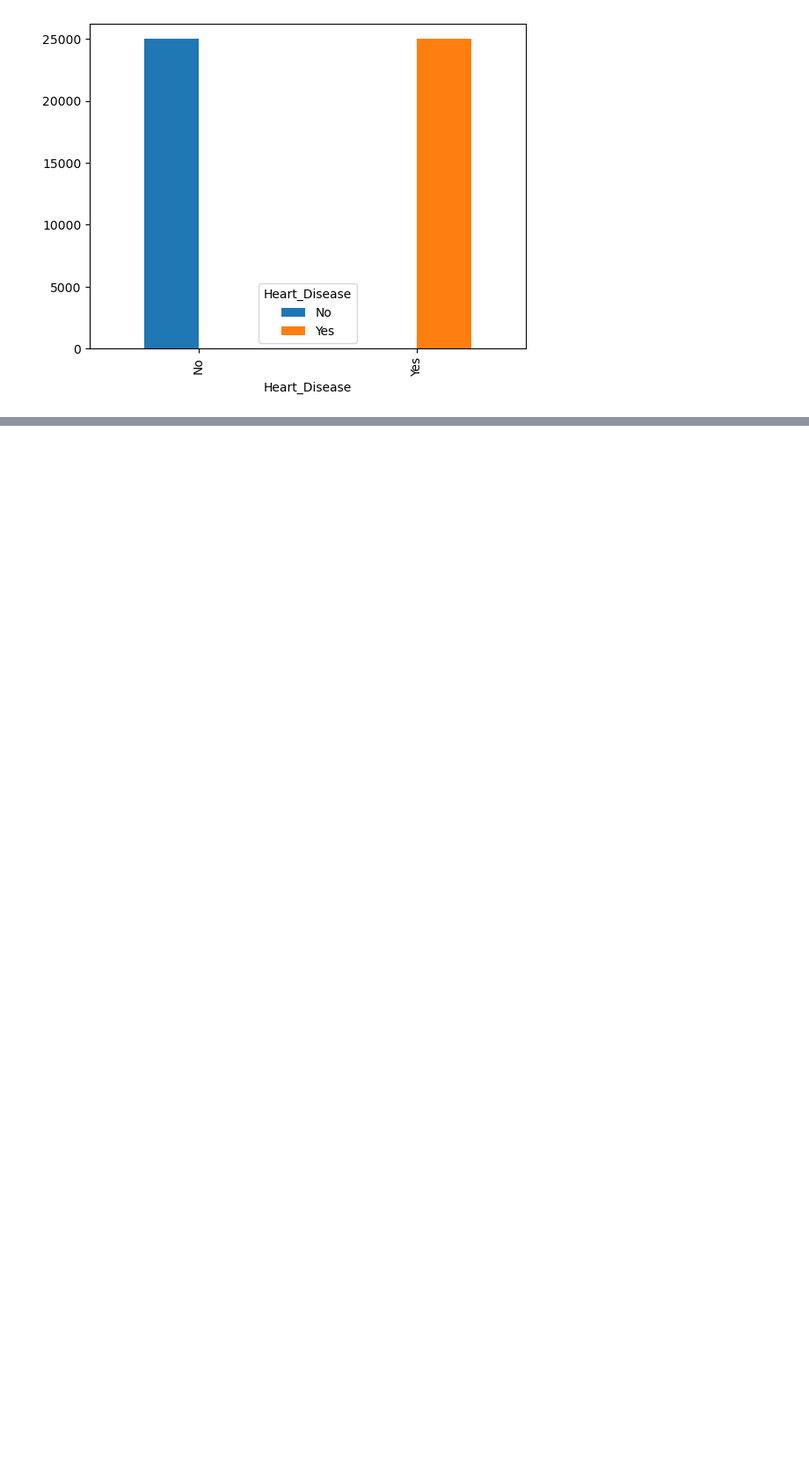
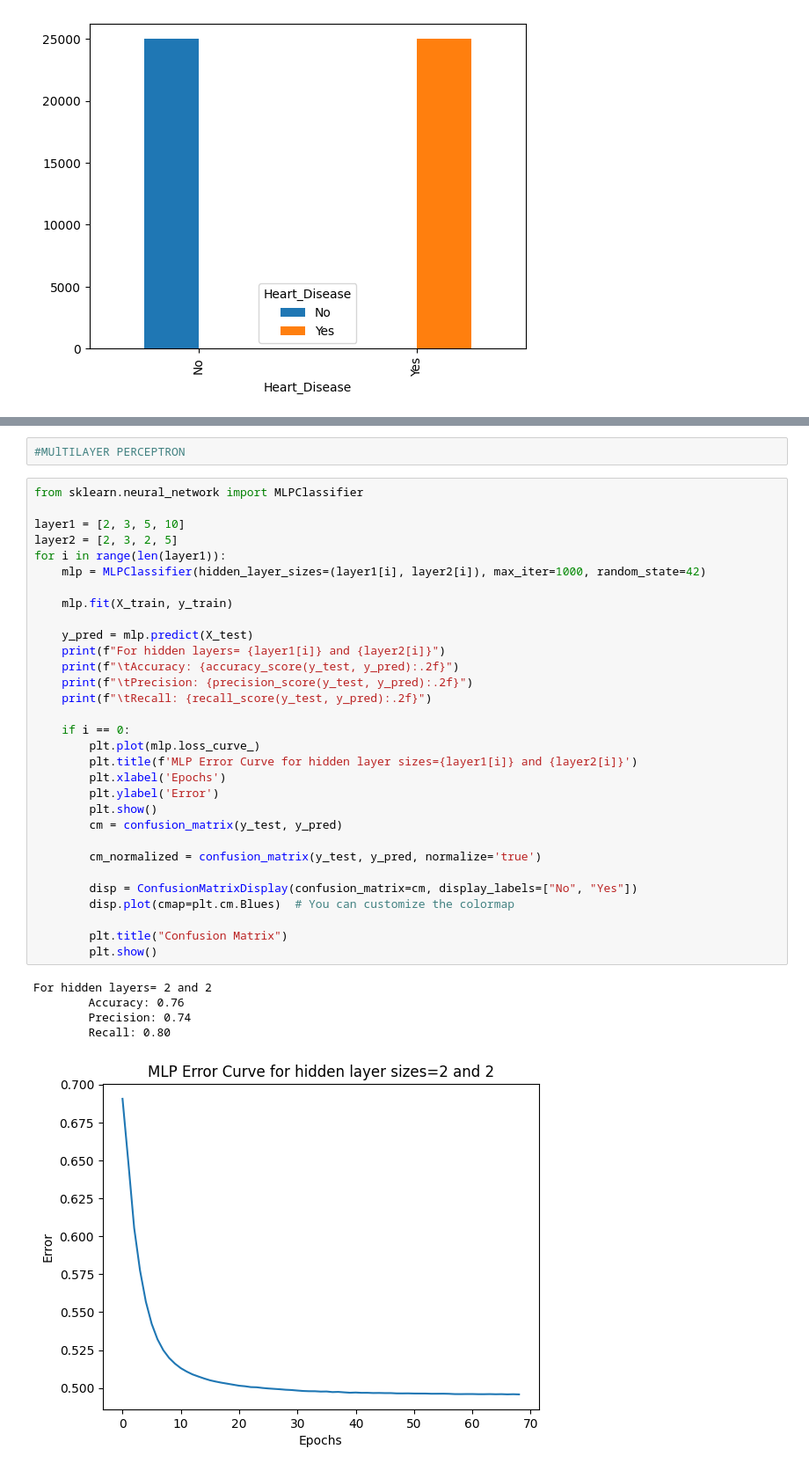
Before and after one commit to Epim3dium/ML_sem05, a Jupyter notebook: final-project/undersampled.ipynb, the cells around one changed output, grey strips where cells are left out. Shown at 88% size. Cells and saved outputs as stored; diff of their text form; blank space fills up the shorter version.

```diff
--- a/final-project/undersampled.ipynb
+++ b/final-project/undersampled.ipynb
@@ -717,0 +876,39 @@ for col in columns_object:
+# %%
+#MUlTILAYER PERCEPTRON
+# %%
+from sklearn.neural_network import MLPClassifier
+
+layer1 = [2, 3, 5, 10]
+layer2 = [2, 3, 2, 5]
+for i in range(len(layer1)):
+    mlp = MLPClassifier(hidden_layer_sizes=(layer1[i], layer2[i]), max_iter=1000, random_state=42)
+
+    mlp.fit(X_train, y_train)
+
+    y_pred = mlp.predict(X_test)
+    print(f"For hidden layers= {layer1[i]} and {layer2[i]}")
+    print(f"\tAccuracy: {accuracy_score(y_test, y_pred):.2f}")
+    print(f"\tPrecision: {precision_score(y_test, y_pred):.2f}")
+    print(f"\tRecall: {recall_score(y_test, y_pred):.2f}")
+
+    if i == 0:
+        plt.plot(mlp.loss_curve_)
+        plt.title(f'MLP Error Curve for hidden layer sizes={layer1[i]} and {layer2[i]}')
+        plt.xlabel('Epochs')
+        plt.ylabel('Error')
+        plt.show()
+        cm = confusion_matrix(y_test, y_pred)
+
+        cm_normalized = confusion_matrix(y_test, y_pred, normalize='true')
+
+        disp = ConfusionMatrixDisplay(confusion_matrix=cm, display_labels=["No", "Yes"])
+        disp.plot(cmap=plt.cm.Blues)  # You can customize the colormap
+
+        plt.title("Confusion Matrix")
+        plt.show()
+# %% [output]
+For hidden layers= 2 and 2
+        Accuracy: 0.76
+        Precision: 0.74
+        Recall: 0.80
+[figure, added]
```
Also changed, not shown: parts of 14 cells of this notebook.
